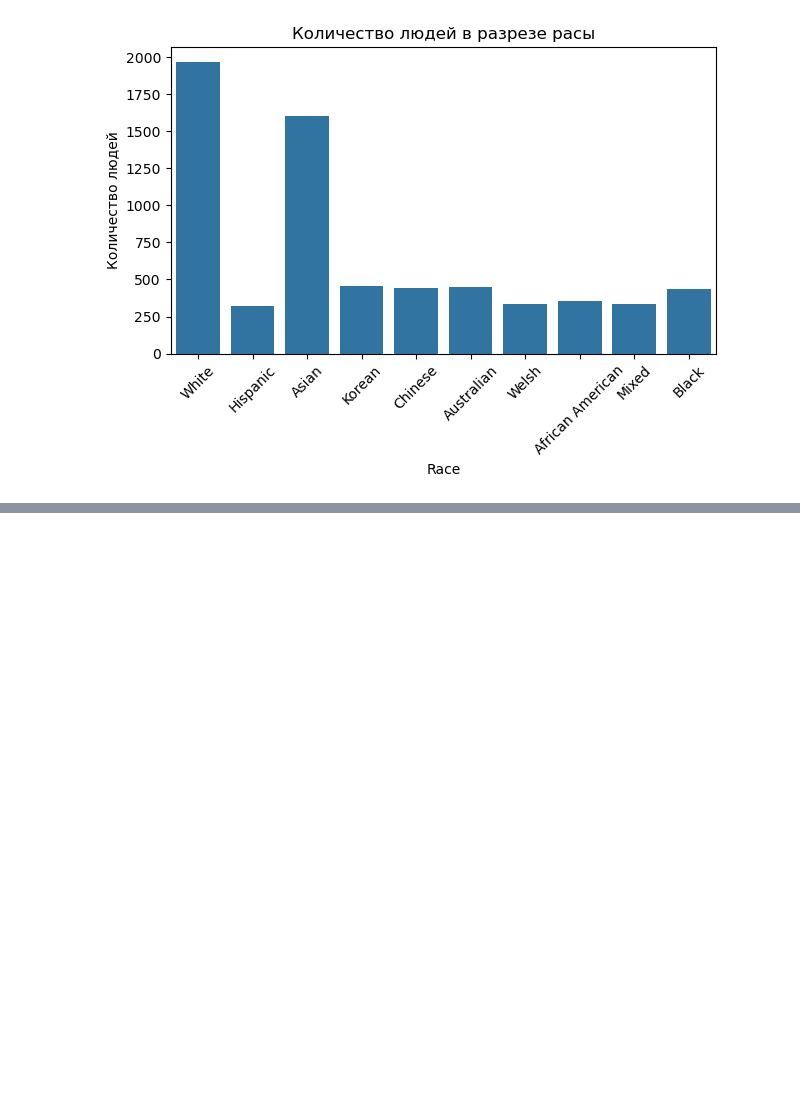
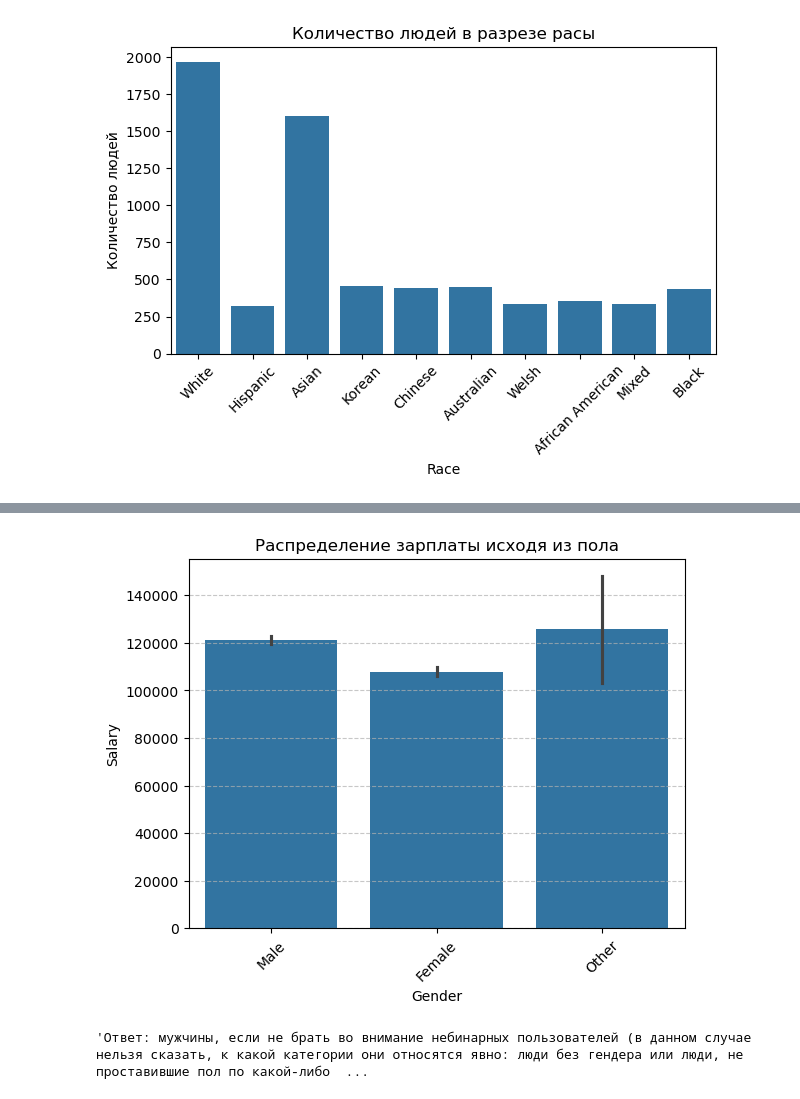
Before and after one commit to sgusshina/statictics, a Jupyter notebook: hw3/hw3.ipynb, the cells around one changed output, grey strips where cells are left out. Drawn from its saved outputs; the diff is of its cells as text; code cells hidden in the pictures; blank space fills up the shorter version.

```diff
--- a/hw3/hw3.ipynb
+++ b/hw3/hw3.ipynb
@@ -44,0 +94,16 @@ data_salary.describe()
+# %%
+"""Анализ категориальных данных"""
+columns_category = ['Gender','Education Level','Job Title','Country','Race']
+"""Для столбцов с категориальными данными можно расчитать моду, распределение данных и уникальные значения на проверку выбросов"""
+
+for column in columns_category:
+    unique_value_list = []
+    mode = data_salary[column].mode()[0]
+    count = data_salary[column].value_counts(dropna=False,sort=True)
+    unique_value = data_salary[column].unique()
+    unique_value_list.append(unique_value)
+    print (f"Основные характеристики столбца {column}: мода - {mode}, количество данных - {count} уникальные значения", unique_value_list)
+"""В ходе анализа выявлено, что в столбцах есть пропуски
+в столбце gender есть значение other (допустим, это означает небинарную гендерную категорию)
+в столбце education level есть задвоение одной степени образования - phD
+"""
@@ -44,0 +129,3 @@ data_salary.describe()
+# %%
+"""Исправление ошибок в данных и работа с пропусками"""
+data_salary['Education Level'] = data_salary['Education Level'].replace('phD','PhD')
@@ -44,0 +159,11 @@ data_salary.describe()
+# %%
+"""Замена пропусков в категориальных данных"""
+columns_list = ['Education Level','Gender','Race','Country','Job Title']
+for column in columns_list:
+    data_salary[column] = data_salary[column].fillna(data_salary[column].mode()[0])
+# %%
+"""Замена пропусков непрерывных данных"""
+data_salary['Salary'] = data_salary['Salary'].fillna(data_salary.groupby('Education Level')['Salary'].transform('median'))
+data_salary['Age'] = data_salary['Age'].fillna(data_salary['Age'].median())
+data_salary['Years of Experience'] = data_salary['Years of Experience'].fillna(data_salary['Years of Experience'].median())
+data_salary.info()
@@ -140,0 +303,11 @@ plt.show()
+# %%
+""" Кто больше зарабатывает: женщины или мужчины?"""
+sns.barplot(data=data_salary, x="Gender", y="Salary")
+plt.title("Распределение зарплаты исходя из пола")
+plt.xticks(rotation = 45)
+plt.grid(axis='y', linestyle='--', alpha=0.7)
+plt.show()
+"""Ответ: мужчины, если не брать во внимание небинарных пользователей (в данном случае нельзя сказать, к какой категории они относятся явно: люди без гендера или люди, не проставившие пол по какой-либо причине)"""
+# %% [output]
+[figure, added]
+'Ответ: мужчины, если не брать во внимание небинарных пользователей (в данном случае нельзя сказать, к какой категории они относятся явно: люди без гендера или люди, не проставившие пол по какой-либо  ...
```
Also changed, not shown: parts of 19 cells of this notebook, 1 other file.
